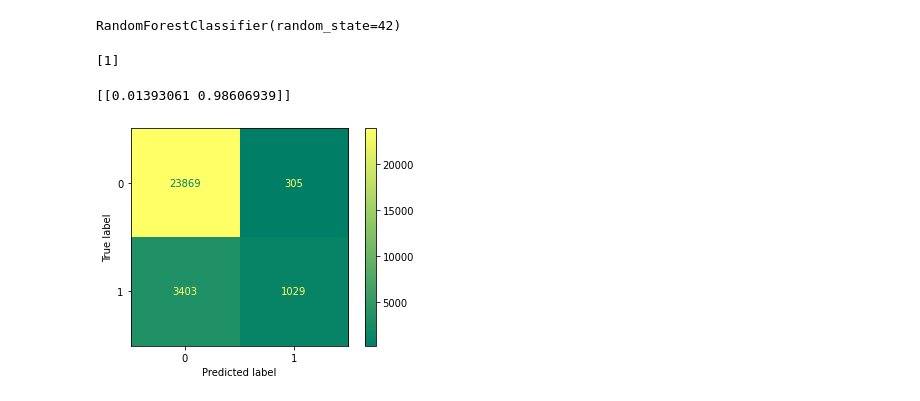
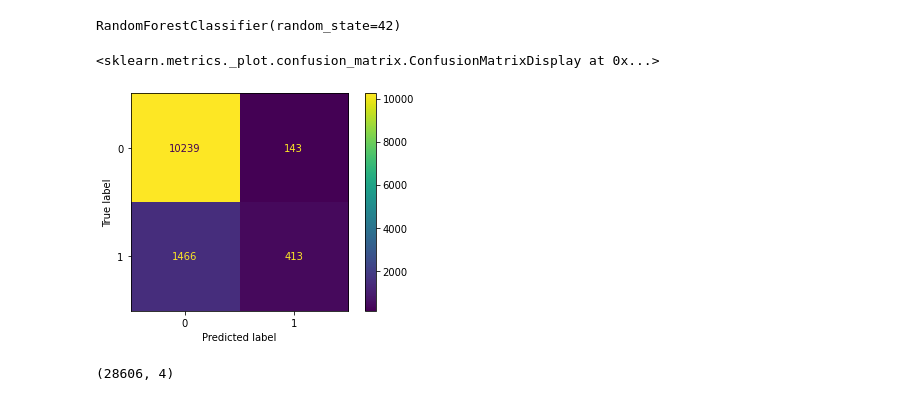
Before and after one commit to julianmelero/twitter-ai, a Jupyter notebook: Analysis/clasification.ipynb, the cells around one changed output. Cells and saved outputs as stored; diff of their text form; code cells hidden in the pictures.

```diff
--- a/Analysis/clasification.ipynb
+++ b/Analysis/clasification.ipynb
@@ -447,3 +438,0 @@ from sklearn.ensemble import RandomForestClassifier
-# %%
-model = LogisticRegression()
-model.fit(X_train, y_train)
@@ -484,16 +463,12 @@ rf_clf  = RandomForestClassifier(random_state=42)
 rf_clf.fit(X_train,y_train)
 # %% [output]
 RandomForestClassifier(random_state=42)
-# %%
-print(rf_clf.predict([[1,0,0,2009]]))
-# %% [output]
-[1]
-# %%
-print(rf_clf.predict_proba([[1,0,0,2010]]))
-# %% [output]
-[[0.01393061 0.98606939]]
-# %%
-plot_confusion_matrix(rf_clf, X_train, y_train, cmap="summer")
-plt.show()
-# %% [output]
-[figure, removed]
+# %%
+ConfusionMatrixDisplay.from_estimator(rf_clf, X_test, y_test, values_format=".0f")
+# %% [output]
+<sklearn.metrics._plot.confusion_matrix.ConfusionMatrixDisplay at 0x...>
+[figure, added]
+# %%
+X_train.shape
+# %% [output]
+(28606, 4)
```
Also changed, not shown: parts of 22 cells of this notebook.
